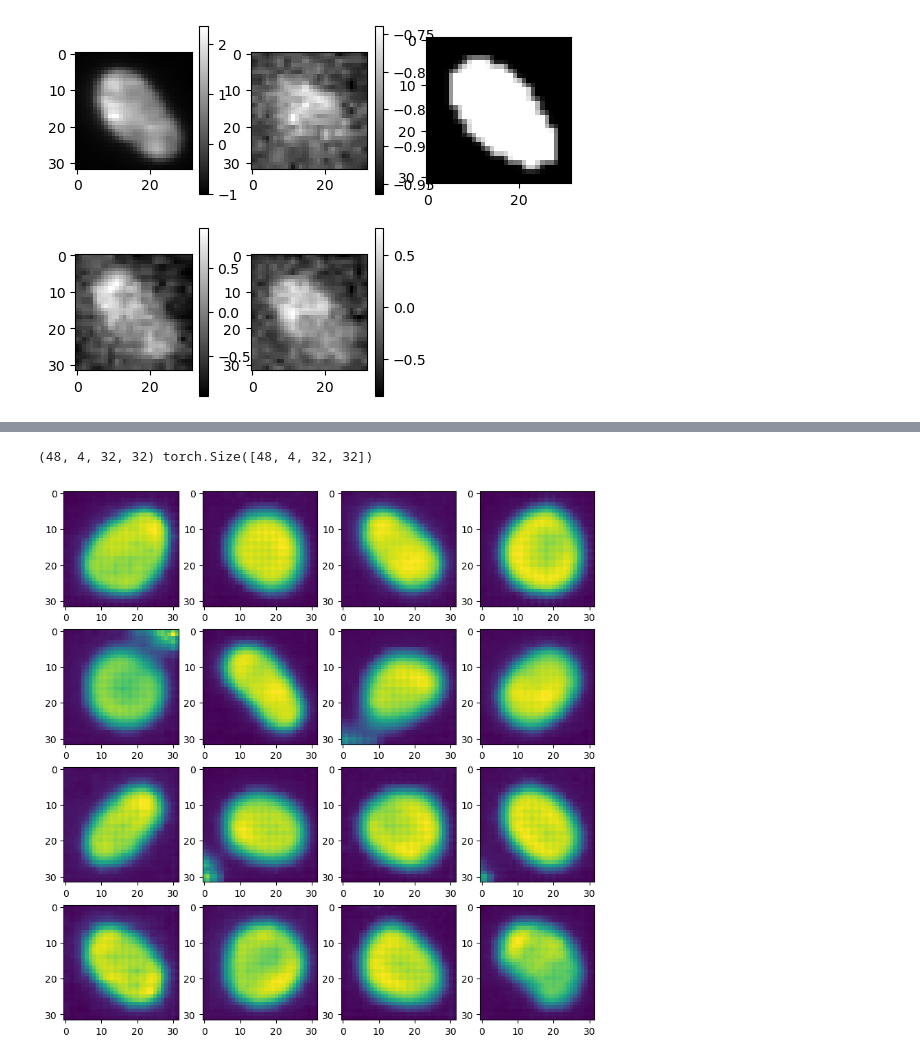
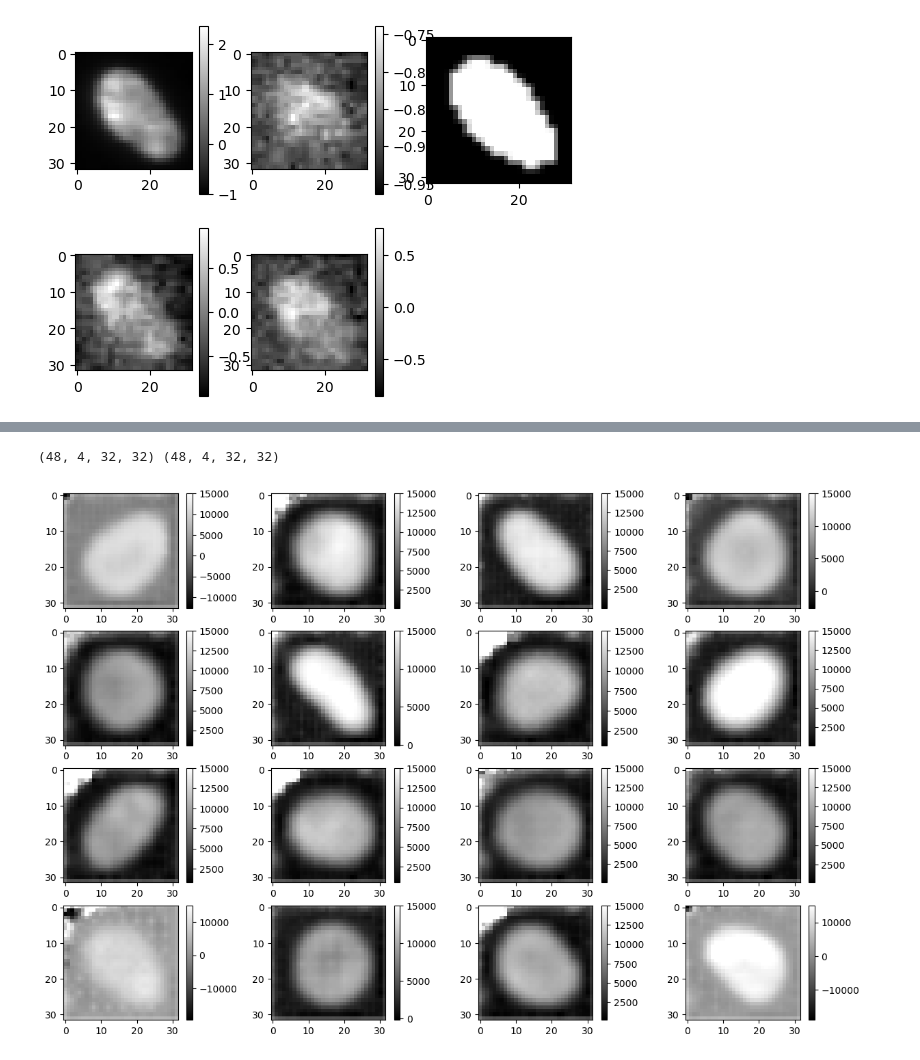
Before and after one commit to Xiao001010/JRA, a Jupyter notebook: resVAE_l2.ipynb, the cells around one changed output, grey strips where cells are left out. Drawn from its saved outputs; the diff is of its cells as text; code cells hidden in the pictures.

```diff
--- a/resVAE_l2.ipynb
+++ b/resVAE_l2.ipynb
@@ -27,7 +27,7 @@ torch.cuda.manual_seed(seed)
 device = torch.device("cuda" if torch.cuda.is_available() else "cpu")
 # %%
 # set hyperparameters
-task = 'ResVAE-latentdim128'
+task = 'ResVAE-latentdim128-bg0.5-sigma0.01'
 batch_size = 128
 learning_rate = 1e-3
 num_epochs = 500
@@ -35,7 +35,8 @@ latent_dim = 128
 # hidden_dim = [32, 64, 128]
 layer_list = [2, 2, 2, 2]
 in_channels = 4
-sigma = 0.001
+sigma = 0.01
+
 
 mean = torch.tensor([6076.685883679818, 1350.9691095158794, 5090.145564947434, 5019.978020658786])
 std = torch.tensor([5504.395544161098, 1145.6356702621574, 663.3312283427825, 706.0040270727409])
@@ -56,6 +57,11 @@ logger = logging.getLogger(__name__)
 logger.addHandler(logging.FileHandler(os.path.join(log_dir, 'log.txt')))
 logger.info('task: {}'.format(task))
 logger.info('device: {}'.format(device))
+logger.info('data_path: {}'.format(data_path))
+logger.info('checkpoint_dir: {}'.format(checkpoint_dir))
+logger.info('log_dir: {}'.format(log_dir))
+logger.info('mean: {}'.format(mean))
+logger.info('std: {}'.format(std))
 logger.info('batch_size: {}'.format(batch_size))
 logger.info('learning_rate: {}'.format(learning_rate))
 logger.info('num_epochs: {}'.format(num_epochs))
@@ -519,10 +530,15 @@ class LossVAE(nn.Module):
         :param x_hat: output of the decoder, considered as the mean of a distribution
         :return: reconstruction
         """
-        var = torch.ones_like(x_hat)
+        var = torch.zeros_like(x_hat)
         mask = mask.repeat(1, 4, 1, 1)
-        var[mask != 0] = self.sigma ** 2
-
+        var = var + (mask==0).float()*0.5 + mask.float() * self.sigma *self.sigma
+        # torch.set_printoptions(threshold=torch.inf)
+        # print(var)
+        # plt.imshow(var[0, 0, :, :].cpu().detach().numpy(), cmap='gray')
+        # plt.colorbar()
+        # plt.show()
+        var = var.to(device)
         criterion = nn.GaussianNLLLoss(reduction='none').to(device)
         loss = torch.mean(torch.sum(criterion(x, x_hat, var).reshape(x.shape[0], -1), dim=1))
         return loss
@@ -530,6 +546,7 @@ class LossVAE(nn.Module):
 # test loss function
 out = torch.randn(128, 4, 32, 32).to(device)
 input = torch.randn(128, 4, 32, 32).to(device)
+mask = mask.to(device)
 print(mask.shape)
 mu = torch.randn(128, latent_dim).to(device)
 log_var = torch.randn(128, latent_dim).to(device)
@@ -554,10 +569,11 @@ for epoch in range(num_epochs):
     total_loss = 0
     total_kl_loss = 0
     total_recon_loss = 0
-    for i, data in tqdm.tqdm(enumerate(dataloader)):
+    for i, (data, mask) in tqdm.tqdm(enumerate(dataloader)):
         data = data.to(device)
+        mask = mask.to(device)
         recon_batch, mu, logvar = model(data)
-        loss, kl_loss, recon_loss = criterion(recon_batch, data, mu, logvar)
+        loss, kl_loss, recon_loss = criterion(recon_batch, data, mu, logvar, mask)
         total_loss += (loss.item()*batch_size)
         total_kl_loss += kl_loss.item()
         total_recon_loss += (recon_loss.item()*batch_size)
@@ -573,9 +589,9 @@ for epoch in range(num_epochs):
             # print('Epoch: [{}/{}], Step: [{}/{}], Loss: {}'.format(epoch+1, num_epochs, i+1, len(dataloader), loss.item()))
 
     writer.add_scalar('total_loss', total_loss, epoch)
-    writer.add_scalar('total_kl_loss', total_kl_loss, epoch)
+    writer.add_scalar('total_kl_loss', total_kl_loss/len(dataloader), epoch)
     writer.add_scalar('total_recon_loss', total_recon_loss, epoch)
-    logger.info('Epoch: [{}/{}], Total Loss: {}, Total KL Divergence: {}, Total Reconstruction Loss: {}'.format(epoch+1, num_epochs, total_loss, total_kl_loss, total_recon_loss))
+    logger.info('Epoch: [{}/{}], Total Loss: {}, Total KL Divergence: {}, Total Reconstruction Loss: {}'.format(epoch+1, num_epochs, total_loss, (total_kl_loss/len(dataloader)), total_recon_loss))
     # print('Epoch: [{}/{}], Total Loss: {}'.format(epoch+1, num_epochs, total_loss))
 
     # save model
@@ -651,25 +667,28 @@ logger.removeHandler(logger.handlers[0])
 # visualize reconstruction
 model.eval()
 with torch.no_grad():
-    for i, data in tqdm.tqdm(enumerate(dataloader)):
+    for i, (data, mask) in tqdm.tqdm(enumerate(dataloader)):
         data = data.to(device)
         recon_batch, mu, logvar = model(data)
         # if i == 0:
         #     recon = recon_batch
         # else:
         #     recon = torch.cat((recon, recon_batch), dim=0)
+    data = data.cpu().numpy()
     recon_batch = recon_batch.cpu().numpy()
 print(recon_batch.shape, data.shape)
 # %% [output]
-(48, 4, 32, 32) torch.Size([48, 4, 32, 32])
+(48, 4, 32, 32) (48, 4, 32, 32)
 # %%
 # log_dir = os.path.join('logs', task, '2023-07-17_12-30-20')
-plt.figure(figsize=(10, 10))
+plt.figure(figsize=(15, 10))
 for i in range(16):
+    recon_batch[i][0] = recon_batch[i][0] * std[0].item() + mean[0].item()
     plt.subplot(4, 4, i+1)
-    plt.imshow(recon_batch[i][0])
+    plt.imshow(recon_batch[i][0], cmap='gray', vmax=15000)
+    plt.colorbar()
 plt.savefig(os.path.join(log_dir, 'reconstruction.png'))
 plt.show()
 # %% [output]
-[figure, old version]
+[figure, new version]
 # %%
```
Also changed, not shown: parts of 5 cells of this notebook.
